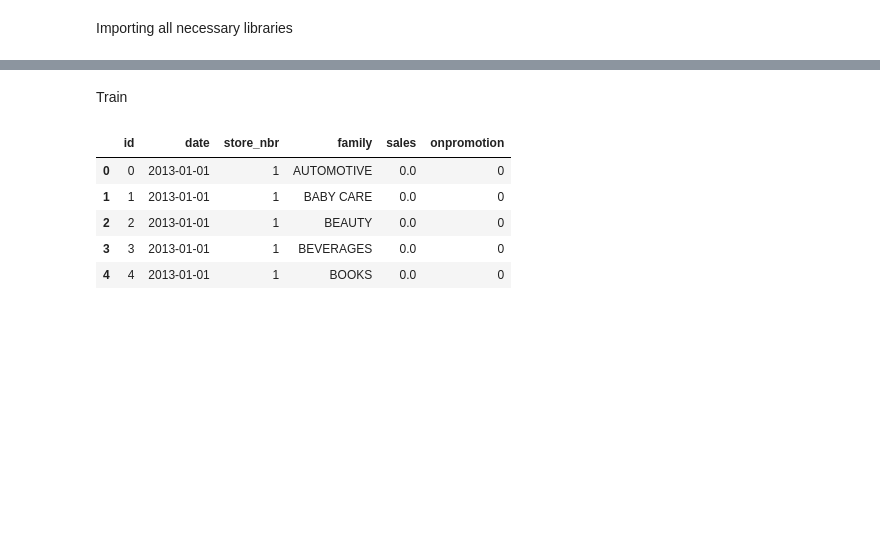
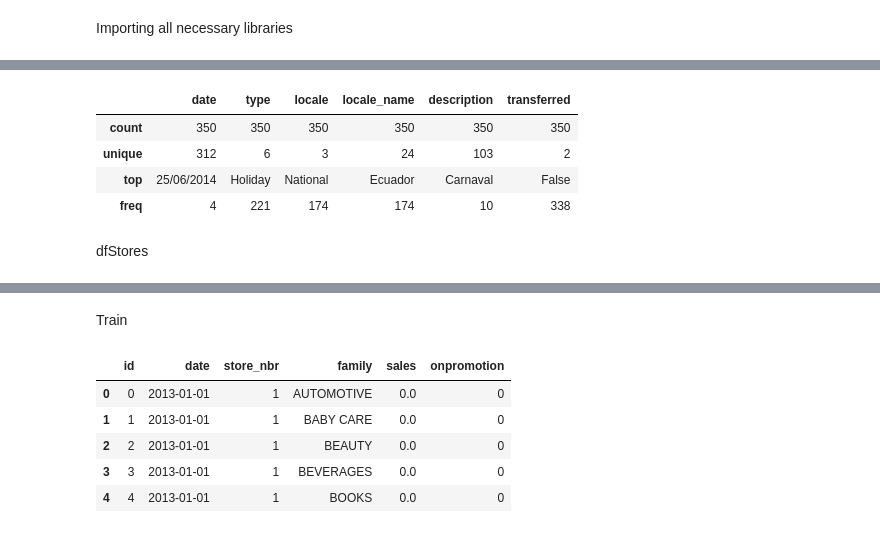
Before and after one commit to MshRoor/Kaggle-Competitions, a Jupyter notebook: Store Sales - Time Series Forecasting/Time_series_forecasting.ipynb, the cells around one changed output, grey strips where cells are left out. Saved outputs shown, nothing was run; the diff lists cells and outputs as text; code cells hidden in the pictures; blank space fills up the shorter version.

```diff
--- a/Store Sales - Time Series Forecasting/Time_series_forecasting.ipynb
+++ b/Store Sales - Time Series Forecasting/Time_series_forecasting.ipynb
@@ -224,0 +100,10 @@ memory usage: 1.9+ MB
+# %%
+dfH_Events.describe()
+# %% [output]
+|  | date | type | locale | locale_name | description | transferred |
+| count | 350 | 350 | 350 | 350 | 350 | 350 |
+| unique | 312 | 6 | 3 | 24 | 103 | 2 |
+| top | 25/06/2014 | Holiday | National | Ecuador | Carnaval | False |
+| freq | 4 | 221 | 174 | 174 | 10 | 338 |
+# %% [markdown]
+dfStores
```
Also changed, not shown: parts of 58 cells of this notebook.
